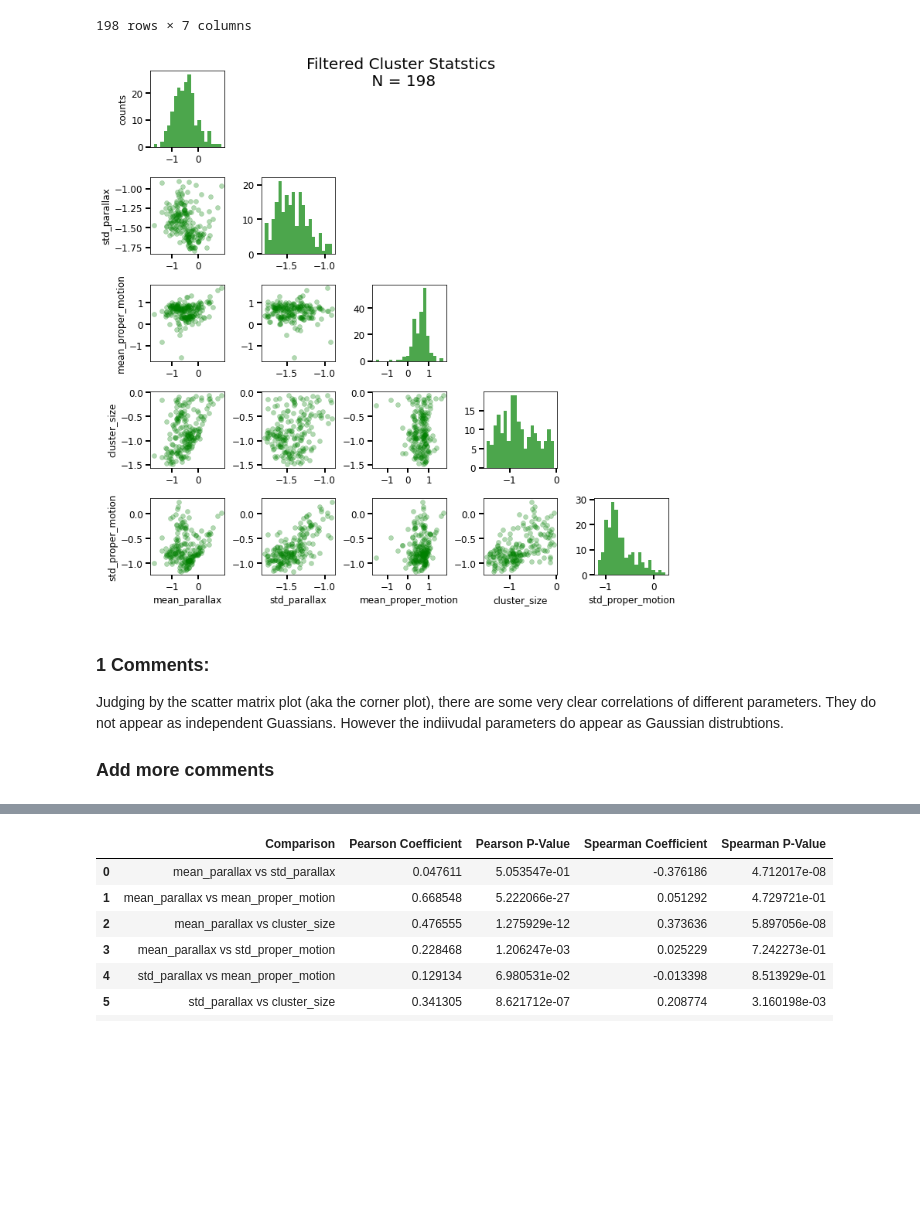
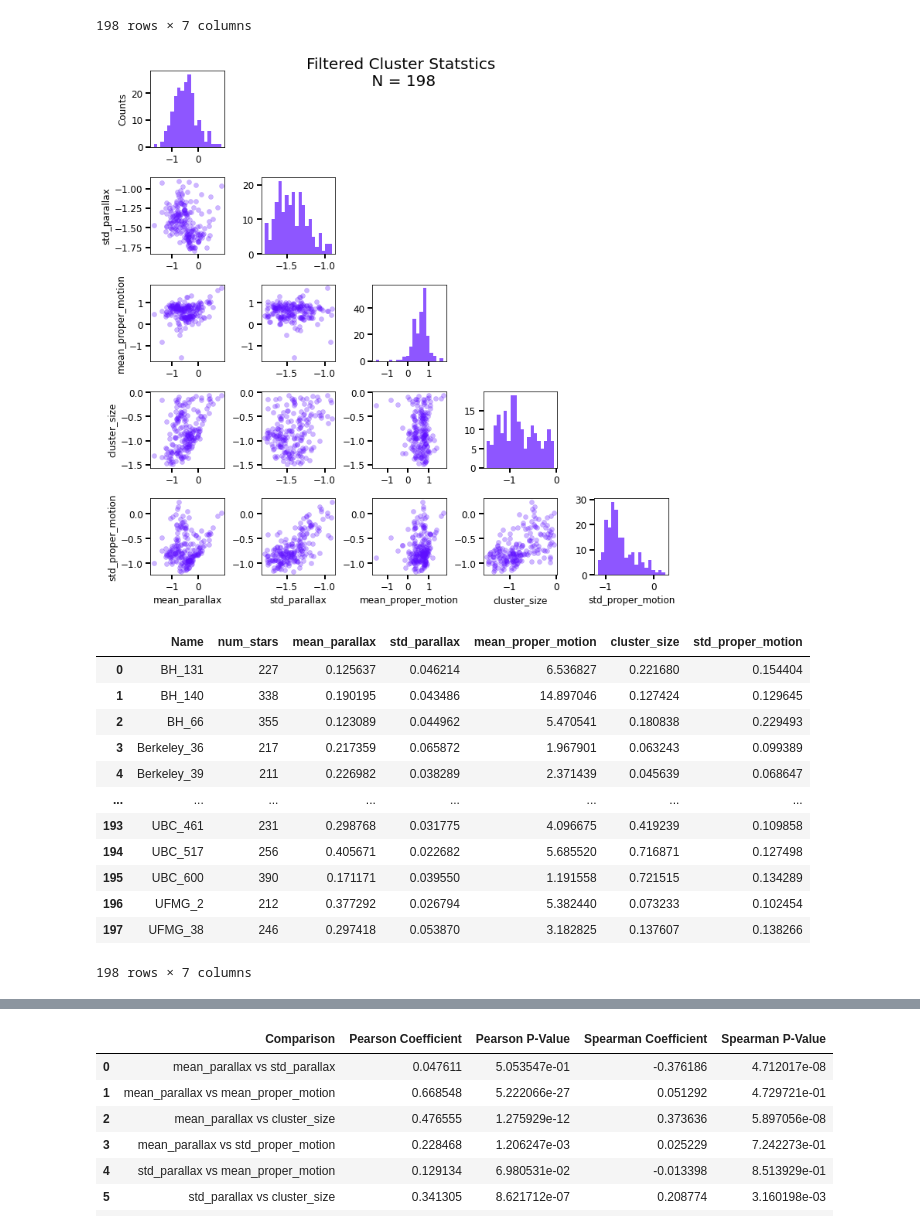
Before and after one commit to afinemax/stat_meth, a Jupyter notebook: assignments/a2/a2_max_fine.ipynb, the cells around one changed output, grey strips where cells are left out. Cells and saved outputs as stored; diff of their text form; code cells hidden in the pictures; blank space fills up the shorter version.

Commit message:
almost done! just need to finish plot and random 10 and comments on 3

```diff
--- a/assignments/a2/a2_max_fine.ipynb
+++ b/assignments/a2/a2_max_fine.ipynb
@@ -160,6 +155,7 @@ filtered_cluster_stats
 198 rows × 7 columns
 # %%
 # define corner plot function
+# color choice inspired by John
 def corner_plot(labels, plotting_df, parameters):
     '''
     Generate a corner plot to visualize relationships between variables.
@@ -186,18 +182,17 @@ def corner_plot(labels, plotting_df, parameters):
     # Nested for loop for plotting
     fig, axes = plt.subplots(ndims, ndims, figsize=(12, 12))
     fig.subplots_adjust(wspace=0.5, hspace=0.4)
+    color = '#5F0FFF'
 
     for i in range(ndims):  # y dimension of the grid
         for j in range(ndims):  # x dimension of the grid
             axes[i, j].tick_params(axis='both', which='major', labelsize=12, width=2, length=6)
 
             if i == j:
-                axes[i, j].hist(np.log10(plotting_df[parameters[i]].values), bins=20, color='green', alpha=0.7)
+                axes[i, j].hist(np.log10(plotting_df[parameters[i]].values), bins=20, color=color, alpha=0.7)
             elif i > j:
-                axes[i, j].scatter(np.log10(plotting_df[parameters[j]].values), np.log10(plotting_df[parameters[i]].values), color='green', alpha=0.3, linewidths=0.5)
-                # Set double log scale for both x-axis and y-axis
-                #axes[i, j].set_xscale('log')
-            # axes[i, j].set_yscale('log')
+                axes[i, j].scatter(np.log10(plotting_df[parameters[j]].values), np.log10(plotting_df[parameters[i]].values), color=color, alpha=0.3, linewidths=0.5)
+
             else:
                 axes[i, j].axis('off')
 
@@ -215,14 +210,22 @@ def corner_plot(labels, plotting_df, parameters):
 # %%
 plotting_df = filtered_cluster_stats
 labels = ['mean_parallax', 'std_parallax', 'mean_proper_motion', 'cluster_size', 'std_proper_motion']
 parameters = labels
 
 corner_plot(labels, plotting_df, parameters)
+filtered_cluster_stats
 # %% [output]
-[figure, old version]
+[figure, new version]
+|  | Name | num_stars | mean_parallax | std_parallax | mean_proper_motion | cluster_size | std_proper_motion |
+| 0 | BH_131 | 227 | 0.125637 | 0.046214 | 6.536827 | 0.221680 | 0.154404 |
+| 1 | BH_140 | 338 | 0.190195 | 0.043486 | 14.897046 | 0.127424 | 0.129645 |
+| 2 | BH_66 | 355 | 0.123089 | 0.044962 | 5.470541 | 0.180838 | 0.229493 |
+| 3 | Berkeley_36 | 217 | 0.217359 | 0.065872 | 1.967901 | 0.063243 | 0.099389 |
+| 4 | Berkeley_39 | 211 | 0.226982 | 0.038289 | 2.371439 | 0.045639 | 0.068647 |
+| ... | ... | ... | ... | ... | ... | ... | ... |
+| 193 | UBC_461 | 231 | 0.298768 | 0.031775 | 4.096675 | 0.419239 | 0.109858 |
+| 194 | UBC_517 | 256 | 0.405671 | 0.022682 | 5.685520 | 0.716871 | 0.127498 |
+| 195 | UBC_600 | 390 | 0.171171 | 0.039550 | 1.191558 | 0.721515 | 0.134289 |
+| 196 | UFMG_2 | 212 | 0.377292 | 0.026794 | 5.382440 | 0.073233 | 0.102454 |
+| 197 | UFMG_38 | 246 | 0.297418 | 0.053870 | 3.182825 | 0.137607 | 0.138266 |
+198 rows × 7 columns
-# %% [markdown]
-### 1 Comments:
-
-Judging by the scatter matrix plot (aka the corner plot), there are some very clear correlations of different parameters. They do not appear as independent Guassians. However the indiivudal parameters do appear as  Gaussian distrubtions.
-
-### Add more comments
```
Also changed, not shown: parts of 18 cells of this notebook.
